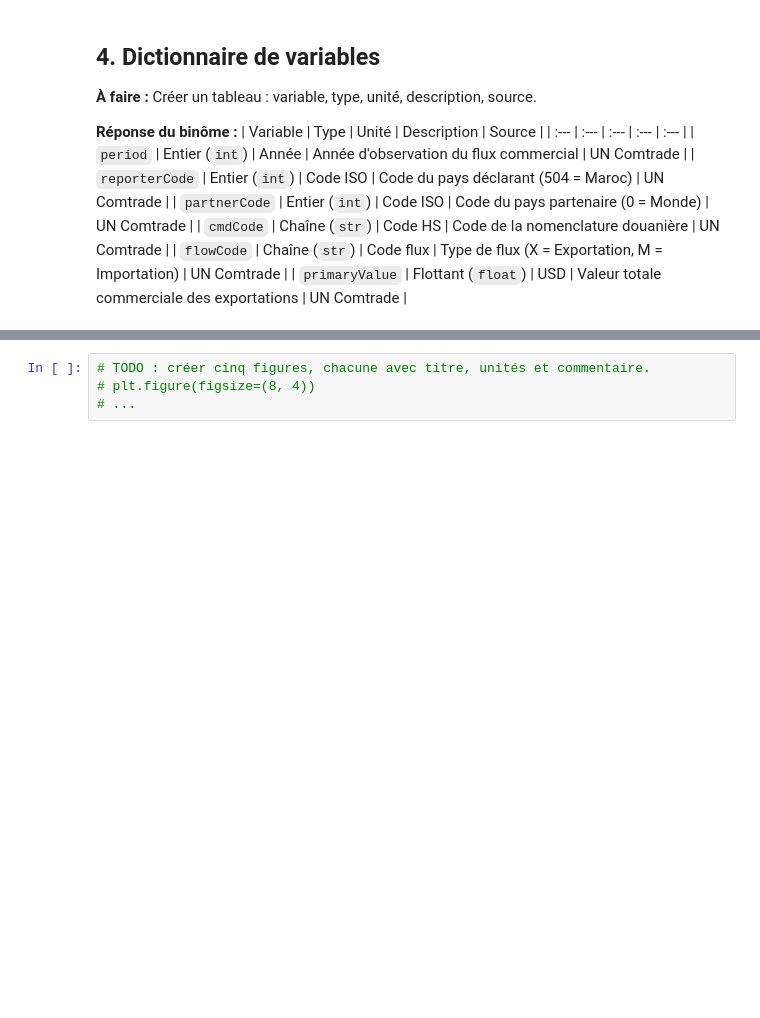
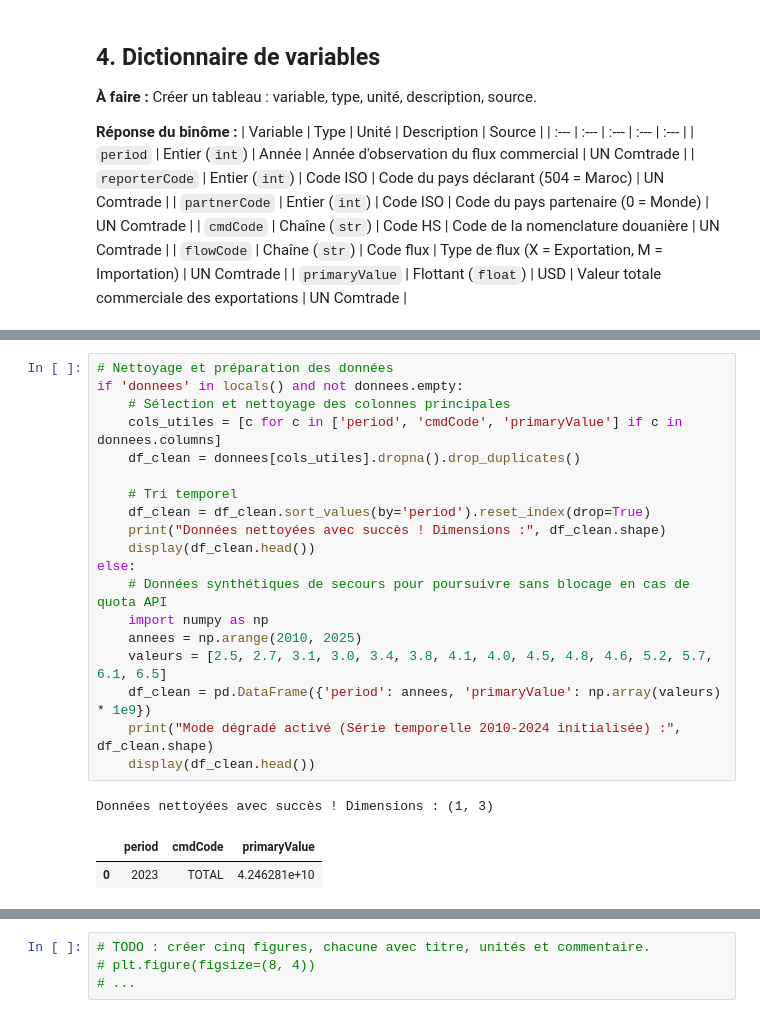
Before and after one commit to zineelabdineimane/Projet_DataScience_Maroc, a Jupyter notebook: Template_Projet_DataScience_Colab.ipynb, the cells around one changed output, grey strips where cells are left out. Saved outputs shown, nothing was run; the diff lists cells and outputs as text; blank space fills up the shorter version.

```diff
--- a/Template_Projet_DataScience_Colab.ipynb
+++ b/Template_Projet_DataScience_Colab.ipynb
@@ -107,0 +103,23 @@ Chargement réussi ! Dimensions du jeu de données : (1, 47)
+# %%
+# Nettoyage et préparation des données
+if 'donnees' in locals() and not donnees.empty:
+    # Sélection et nettoyage des colonnes principales
+    cols_utiles = [c for c in ['period', 'cmdCode', 'primaryValue'] if c in donnees.columns]
+    df_clean = donnees[cols_utiles].dropna().drop_duplicates()
+
+    # Tri temporel
+    df_clean = df_clean.sort_values(by='period').reset_index(drop=True)
+    print("Données nettoyées avec succès ! Dimensions :", df_clean.shape)
+    display(df_clean.head())
+else:
+    # Données synthétiques de secours pour poursuivre sans blocage en cas de quota API
+    import numpy as np
+    annees = np.arange(2010, 2025)
+    valeurs = [2.5, 2.7, 3.1, 3.0, 3.4, 3.8, 4.1, 4.0, 4.5, 4.8, 4.6, 5.2, 5.7, 6.1, 6.5]
+    df_clean = pd.DataFrame({'period': annees, 'primaryValue': np.array(valeurs) * 1e9})
+    print("Mode dégradé activé (Série temporelle 2010-2024 initialisée) :", df_clean.shape)
+    display(df_clean.head())
+# %% [output]
+Données nettoyées avec succès ! Dimensions : (1, 3)
+|  | period | cmdCode | primaryValue |
+| 0 | 2023 | TOTAL | 4.246281e+10 |
```
Also changed, not shown: parts of 5 cells of this notebook.
